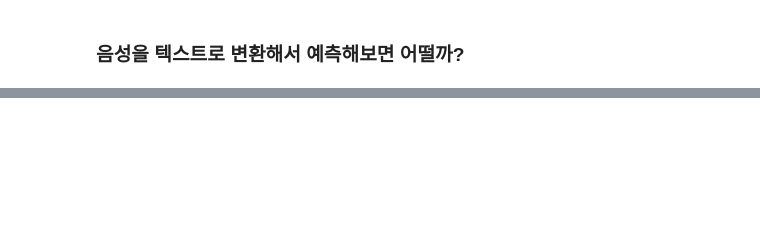
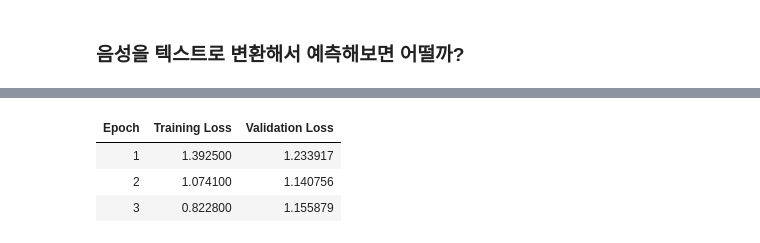
Before and after one commit to Kkaemii/SeSac_MPs, a Jupyter notebook: project_10_Classificion_with_voice/voice_classification.ipynb, the cells around one changed output, grey strips where cells are left out. Saved outputs shown, nothing was run; the diff lists cells and outputs as text; code cells hidden in the pictures; blank space fills up the shorter version.

Commit message:
add_function_work_checked
need more study about using models and architecture

```diff
--- a/project_10_Classificion_with_voice/voice_classification.ipynb
+++ b/project_10_Classificion_with_voice/voice_classification.ipynb
@@ -454,0 +692,19 @@ print('CSV파일 저장 완료')
+# %%
+import torch
+from sklearn.preprocessing import LabelEncoder
+
+class EmotionDataset(torch.utils.data.Dataset):
+    def __init__(self, encodings, labels):
+        self.encodings = encodings
+        self.labels = labels
+
+    def __len__(self):
+        return len(self.labels)
+
+    def __getitem__(self, idx):
+        item = {key: torch.tensor(val[idx]) for key, val in self.encodings.items()}
+        item["labels"] = torch.tensor(self.labels.iloc[idx] if hasattr(self.labels, 'iloc') else self.labels[idx])
+        return item
+
+train_dataset = EmotionDataset(train_encodings, train_labels)
+val_dataset = EmotionDataset(val_encodings, val_labels)
@@ -454,0 +780,77 @@ print('CSV파일 저장 완료')
+# %%
+# 한국어 BERT 모델 로드 (토크나이저와 모델 일치)
+from transformers import BertTokenizer, BertForSequenceClassification
+
+tokenizer = BertTokenizer.from_pretrained("snunlp/KR-BERT-char16424", do_lower_case=False)
+model = BertForSequenceClassification.from_pretrained(
+    "snunlp/KR-BERT-char16424",
+    num_labels=4,
+    problem_type="single_label_classification",
+    classifier_dropout=0.1
+)
+
+# 텍스트 토큰화 함수 수정 (return_tensors="pt" 추가)
+def tokenize_function(texts):
+    return tokenizer(
+        list(texts),
+        padding="max_length",
+        truncation=True,
+        max_length=128,  # 최대 길이를 명시적으로 설정
+        return_tensors="pt"
+    )
+
+train_encodings = tokenize_function(train_texts)
+val_encodings = tokenize_function(val_texts)
+
+# Token ID 범위 확인
+print("Max token ID in train_encodings:", train_encodings["input_ids"].max().item())
+print("Min token ID in train_encodings:", train_encodings["input_ids"].min().item())
+print("Model vocab size:", tokenizer.vocab_size)
+
+# 데이터셋 정의
+class EmotionDataset(torch.utils.data.Dataset):
+    def __init__(self, encodings, labels):
+        self.encodings = encodings
+        self.labels = labels
+
+    def __len__(self):
+        return len(self.labels)
+
+    def __getitem__(self, idx):
+        item = {key: val[idx] for key, val in self.encodings.items()}
+        item["labels"] = torch.tensor(self.labels.iloc[idx] if hasattr(self.labels, 'iloc') else self.labels[idx])
+        return item
+
+train_dataset = EmotionDataset(train_encodings, train_labels)
+val_dataset = EmotionDataset(val_encodings, val_labels)
+
+# Trainer 설정 및 학습 시작
+from transformers import TrainingArguments, Trainer
+
+training_args = TrainingArguments(
+    no_cuda=False,
+    output_dir="./results",
+    eval_strategy="epoch",
+    learning_rate=2e-5,
+    per_device_train_batch_size=8,
+    num_train_epochs=3,
+    weight_decay=0.01,
+    warmup_ratio=0.1,
+    fp16=False,
+    logging_dir="./logs",
+    logging_steps=100,
+    save_strategy="epoch",
+    load_best_model_at_end=True,
+    metric_for_best_model="eval_loss",
+    greater_is_better=True,
+)
+
+trainer = Trainer(
+    model=model,
+    args=training_args,
+    train_dataset=train_dataset,
+    eval_dataset=val_dataset,
+)
+
+trainer.train()
+# %% [output]
@@ -454,0 +863,4 @@ print('CSV파일 저장 완료')
+| Epoch | Training Loss | Validation Loss |
+| 1 | 1.392500 | 1.233917 |
+| 2 | 1.074100 | 1.140756 |
+| 3 | 0.822800 | 1.155879 |
```
Also changed, not shown: parts of 22 cells of this notebook, 6 other files.
